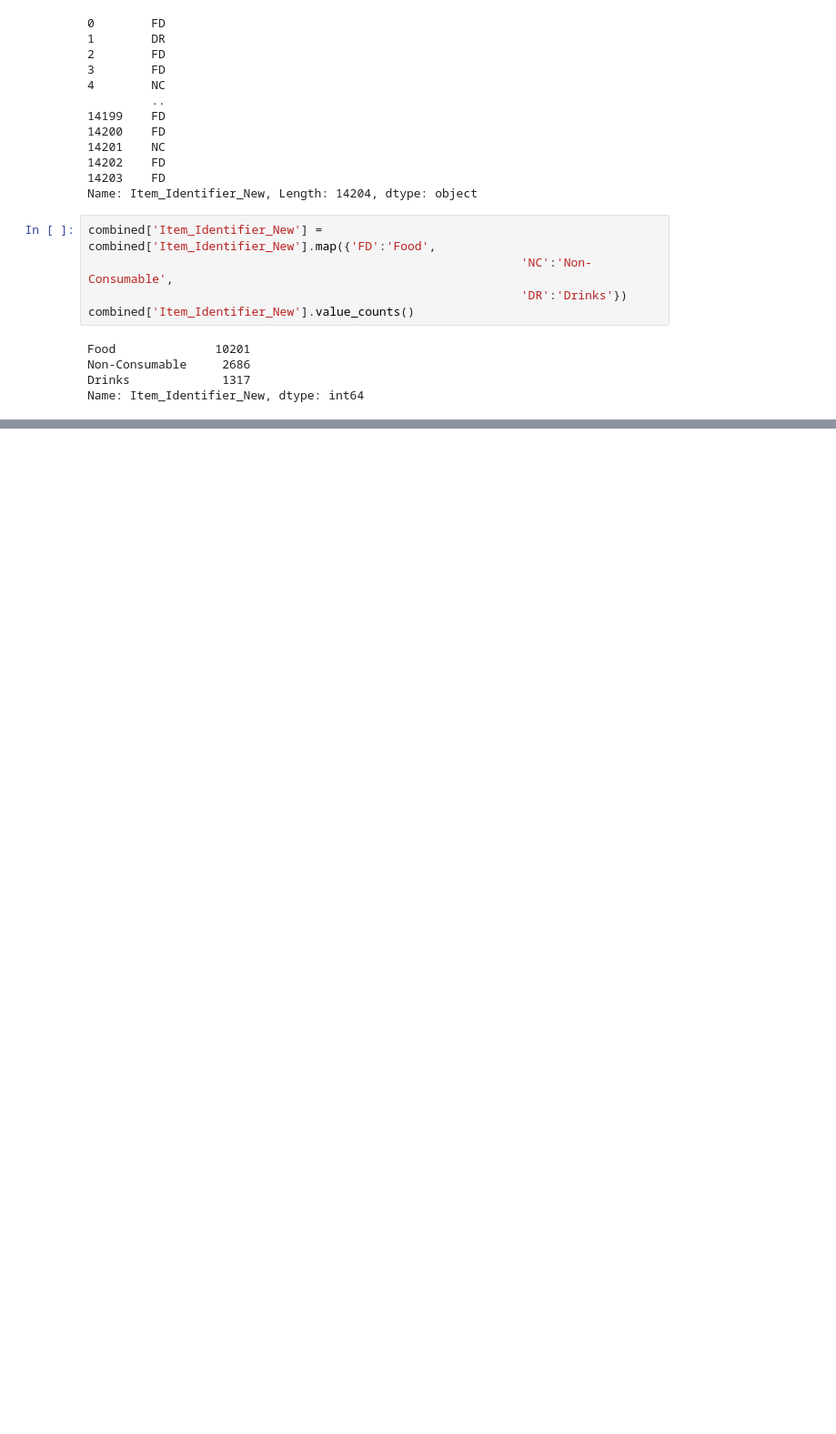
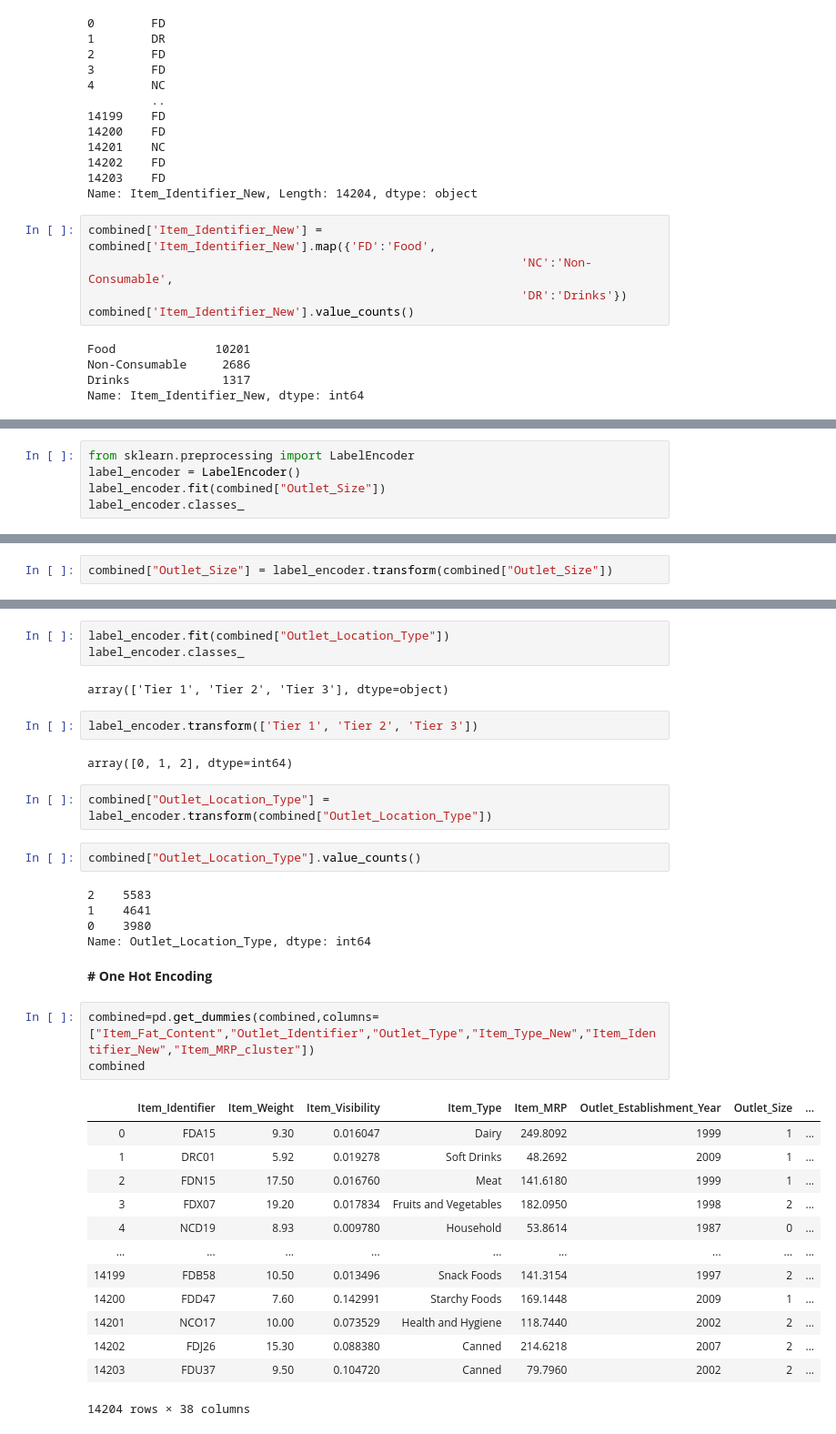
Before and after one commit to deepakmarichi/Big-Mart-Sales-Prediction, a Jupyter notebook: Sales_Prediction.ipynb, the cells around one changed output, grey strips where cells are left out. Shown: that part at 91% size. Drawn from its saved outputs; the diff is of its cells as text; blank space fills up the shorter version.

Commit message:
Label Encoding and One Hot Encoding

```diff
--- a/Sales_Prediction.ipynb
+++ b/Sales_Prediction.ipynb
@@ -562,0 +602,5 @@ data['Item_Fat_Content'].value_counts()
+# %%
+from sklearn.preprocessing import LabelEncoder
+label_encoder = LabelEncoder()
+label_encoder.fit(combined["Outlet_Size"])
+label_encoder.classes_
@@ -562,0 +615,2 @@ data['Item_Fat_Content'].value_counts()
+# %%
+combined["Outlet_Size"] = label_encoder.transform(combined["Outlet_Size"])
@@ -562,0 +626,37 @@ data['Item_Fat_Content'].value_counts()
+# %%
+label_encoder.fit(combined["Outlet_Location_Type"])
+label_encoder.classes_
+# %% [output]
+array(['Tier 1', 'Tier 2', 'Tier 3'], dtype=object)
+# %%
+label_encoder.transform(['Tier 1', 'Tier 2', 'Tier 3'])
+# %% [output]
+array([0, 1, 2], dtype=int64)
+# %%
+combined["Outlet_Location_Type"] = label_encoder.transform(combined["Outlet_Location_Type"])
+# %%
+combined["Outlet_Location_Type"].value_counts()
+# %% [output]
+2    5583
+1    4641
+0    3980
+Name: Outlet_Location_Type, dtype: int64
+# %% [markdown]
+**# One Hot Encoding**
+# %%
+combined=pd.get_dummies(combined,columns=["Item_Fat_Content","Outlet_Identifier","Outlet_Type","Item_Type_New","Item_Identifier_New","Item_MRP_cluster"])
+combined
+# %% [output]
+|  | Item_Identifier | Item_Weight | Item_Visibility | Item_Type | Item_MRP | Outlet_Establishment_Year | Outlet_Size | ... |
+| 0 | FDA15 | 9.30 | 0.016047 | Dairy | 249.8092 | 1999 | 1 | ... |
+| 1 | DRC01 | 5.92 | 0.019278 | Soft Drinks | 48.2692 | 2009 | 1 | ... |
+| 2 | FDN15 | 17.50 | 0.016760 | Meat | 141.6180 | 1999 | 1 | ... |
+| 3 | FDX07 | 19.20 | 0.017834 | Fruits and Vegetables | 182.0950 | 1998 | 2 | ... |
+| 4 | NCD19 | 8.93 | 0.009780 | Household | 53.8614 | 1987 | 0 | ... |
+| ... | ... | ... | ... | ... | ... | ... | ... | ... |
+| 14199 | FDB58 | 10.50 | 0.013496 | Snack Foods | 141.3154 | 1997 | 2 | ... |
+| 14200 | FDD47 | 7.60 | 0.142991 | Starchy Foods | 169.1448 | 2009 | 1 | ... |
+| 14201 | NCO17 | 10.00 | 0.073529 | Health and Hygiene | 118.7440 | 2002 | 2 | ... |
+| 14202 | FDJ26 | 15.30 | 0.088380 | Canned | 214.6218 | 2007 | 2 | ... |
+| 14203 | FDU37 | 9.50 | 0.104720 | Canned | 79.7960 | 2002 | 2 | ... |
+14204 rows × 38 columns
```
Also changed, not shown: parts of 42 cells of this notebook, 1 other file.
